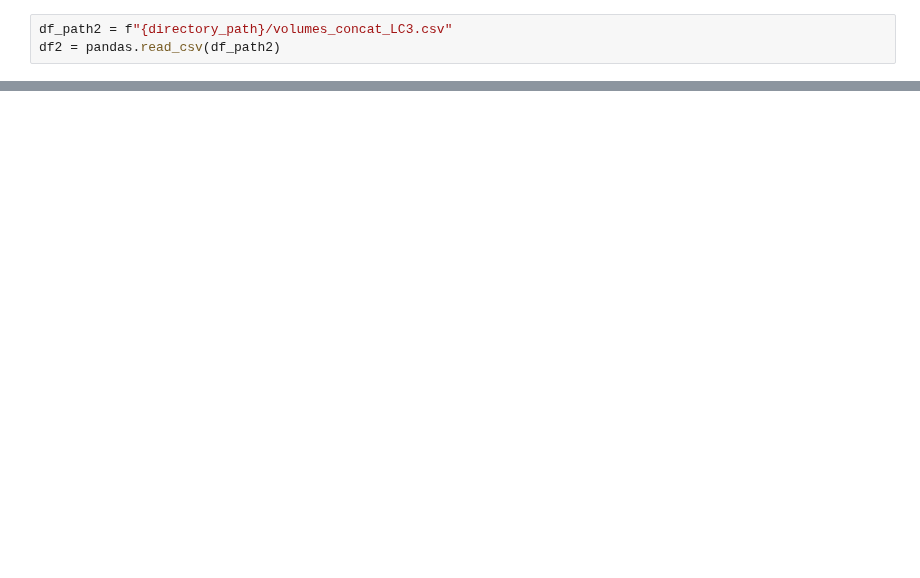
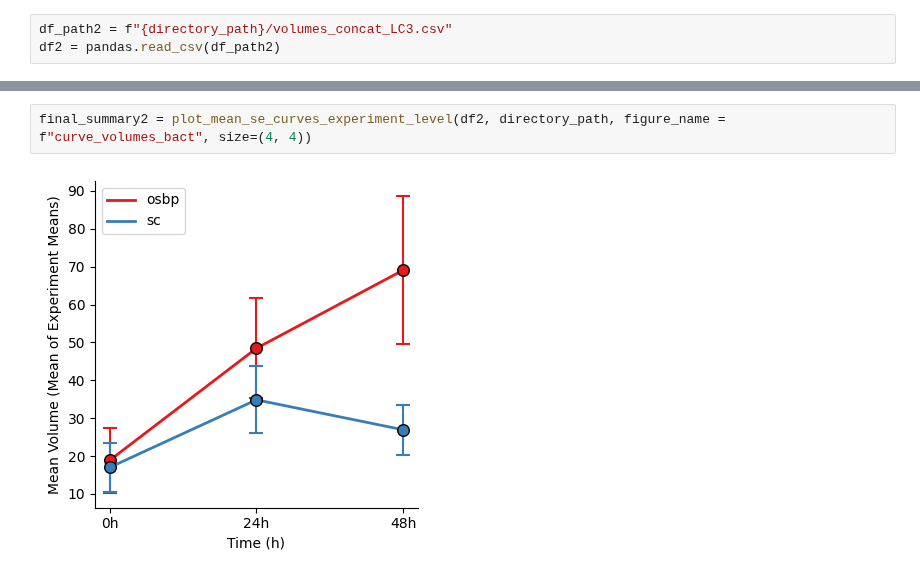
Before and after one commit to jaugenst/pyimagej_workflows, a Jupyter notebook: notebooks/da_quantifier.ipynb, the cells around one changed output, grey strips where cells are left out. Drawn from its saved outputs; the diff is of its cells as text; blank space fills up the shorter version.

```diff
--- a/notebooks/da_quantifier.ipynb
+++ b/notebooks/da_quantifier.ipynb
@@ -670,0 +726,4 @@ plot_mean_se_curves_from_wide(df2, directory_path, conditions=['osbp', 'sc'], si
+# %%
+final_summary2 = plot_mean_se_curves_experiment_level(df2, directory_path, figure_name = f"curve_volumes_bact", size=(4, 4))
+# %% [output]
+[figure, added]
```
Also changed, not shown: parts of 8 cells of this notebook.
